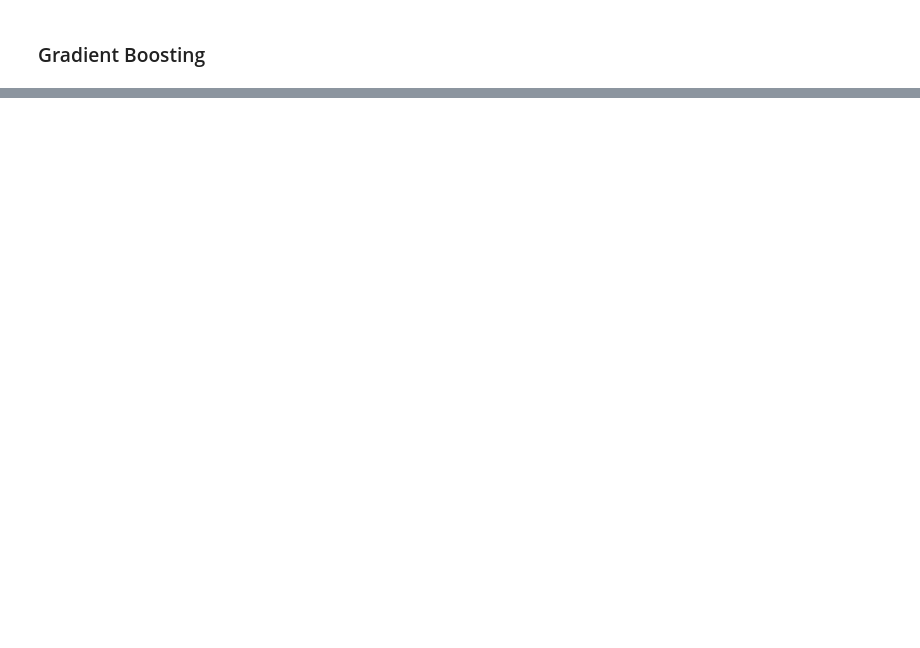
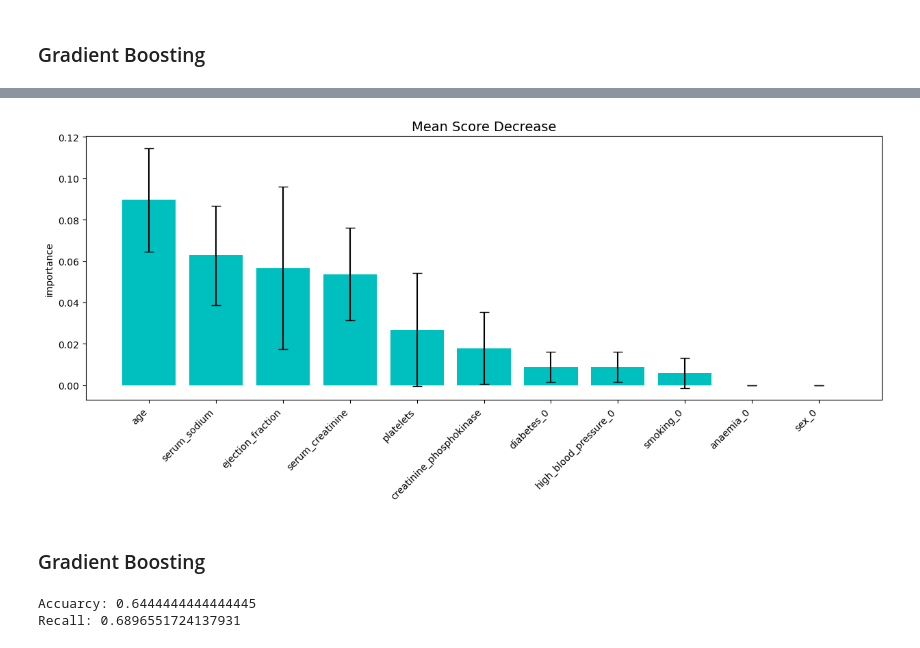
Before and after one commit to enthokz/Prediction-Model-Exercise, a Jupyter notebook: Heart Failure Predict/Prediction_model_heart_disease_2.ipynb, the cells around one changed output, grey strips where cells are left out. Saved outputs shown, nothing was run; the diff lists cells and outputs as text; code cells hidden in the pictures; blank space fills up the shorter version.

```diff
--- a/Heart Failure Predict/Prediction_model_heart_disease_2.ipynb
+++ b/Heart Failure Predict/Prediction_model_heart_disease_2.ipynb
@@ -493,0 +521,20 @@ Running time: 12.21 second
+# %%
+# Most importance variable by model to predict best recall
+from jcopml.feature_importance import mean_score_decrease
+
+cek_log= mean_score_decrease(x_train,y_train, log_grid, plot=True, topk=20)
+# %% [output]
+[figure, added]
+# %% [markdown]
+### Gradient Boosting
+# %%
+# Evaluation of Model
+from sklearn import metrics
+
+y_pred_gb= gb_grid.predict(x_test)
+
+print(f'Accuarcy: {metrics.accuracy_score(y_test,y_pred_gb)}')
+print(f'Recall: {metrics.recall_score(y_test,y_pred_gb)}')
+# %% [output]
+Accuarcy: 0.6444444444444445
+Recall: 0.6896551724137931
```
Also changed, not shown: parts of 11 cells of this notebook.
